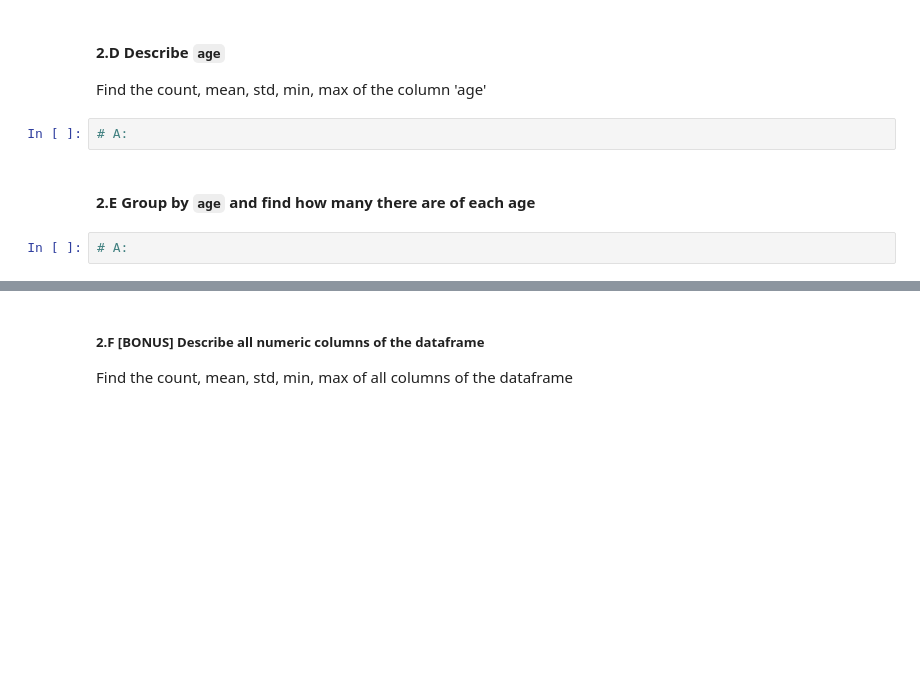
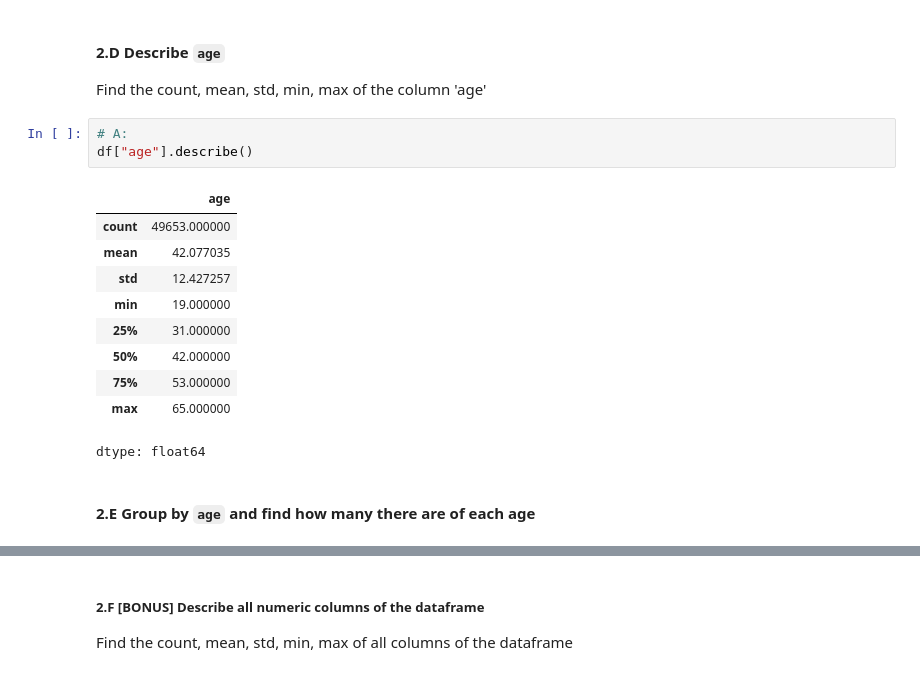
Before and after one commit to sameerhingoro/IOD, a Jupyter notebook: IOD_Lab_1_1_3_Pandas.ipynb, the cells around one changed output, grey strips where cells are left out. Saved outputs shown, nothing was run; the diff lists cells and outputs as text; blank space fills up the shorter version.

```diff
--- a/IOD_Lab_1_1_3_Pandas.ipynb
+++ b/IOD_Lab_1_1_3_Pandas.ipynb
@@ -246,7 +246,17 @@ CEO_titles
 Find the count, mean, std, min, max of the column 'age'
 # %%
 # A:
+df["age"].describe()
+# %% [output]
+|  | age |
+| count | 49653.000000 |
+| mean | 42.077035 |
+| std | 12.427257 |
+| min | 19.000000 |
+| 25% | 31.000000 |
+| 50% | 42.000000 |
+| 75% | 53.000000 |
+| max | 65.000000 |
+dtype: float64
 # %% [markdown]
 #### 2.E Group by `age` and find how many there are of each age
-# %%
-# A:
```
Also changed, not shown: parts of 1 cell of this notebook.
